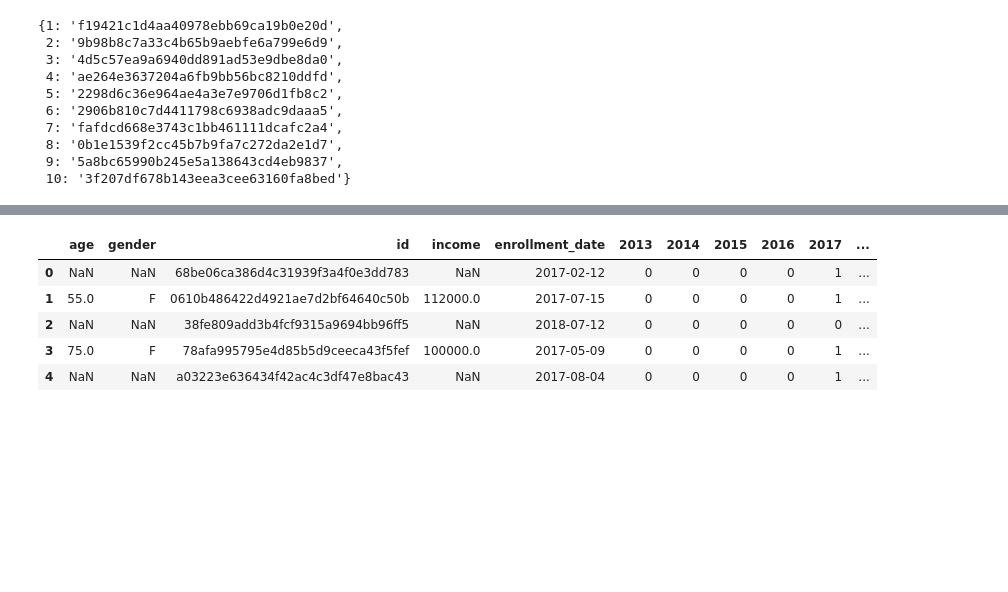
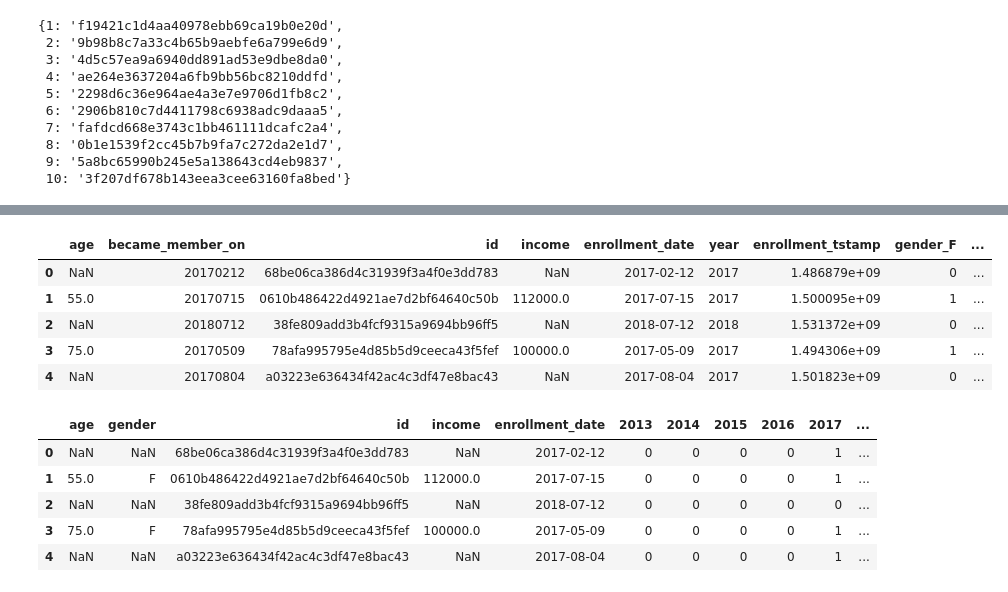
Before and after one commit to blowe615/starbucks_offers, a Jupyter notebook: starbucks_offers.ipynb, the cells around one changed output, grey strips where cells are left out. Drawn from its saved outputs; the diff is of its cells as text; code cells hidden in the pictures; blank space fills up the shorter version.

```diff
--- a/starbucks_offers.ipynb
+++ b/starbucks_offers.ipynb
@@ -508,3 +510,15 @@ profile.head()
+# %%
+# one hot encode 'gender' column
+profile_encoded = pd.get_dummies(profile,columns=['gender'])
+
+profile_encoded.head()
+# %% [output]
+|  | age | became_member_on | id | income | enrollment_date | year | enrollment_tstamp | gender_F | ... |
+| 0 | NaN | 20170212 | 68be06ca386d4c31939f3a4f0e3dd783 | NaN | 2017-02-12 | 2017 | 1.486879e+09 | 0 | ... |
+| 1 | 55.0 | 20170715 | 0610b486422d4921ae7d2bf64640c50b | 112000.0 | 2017-07-15 | 2017 | 1.500095e+09 | 1 | ... |
+| 2 | NaN | 20180712 | 38fe809add3b4fcf9315a9694bb96ff5 | NaN | 2018-07-12 | 2018 | 1.531372e+09 | 0 | ... |
+| 3 | 75.0 | 20170509 | 78afa995795e4d85b5d9ceeca43f5fef | 100000.0 | 2017-05-09 | 2017 | 1.494306e+09 | 1 | ... |
+| 4 | NaN | 20170804 | a03223e636434f42ac4c3df47e8bac43 | NaN | 2017-08-04 | 2017 | 1.501823e+09 | 0 | ... |
 # %%
 # create 'year' column from 'became_member_on'
 profile['year'] = profile['became_member_on'].apply(lambda x: str(x)[:4])
```
Also changed, not shown: parts of 7 cells of this notebook.
